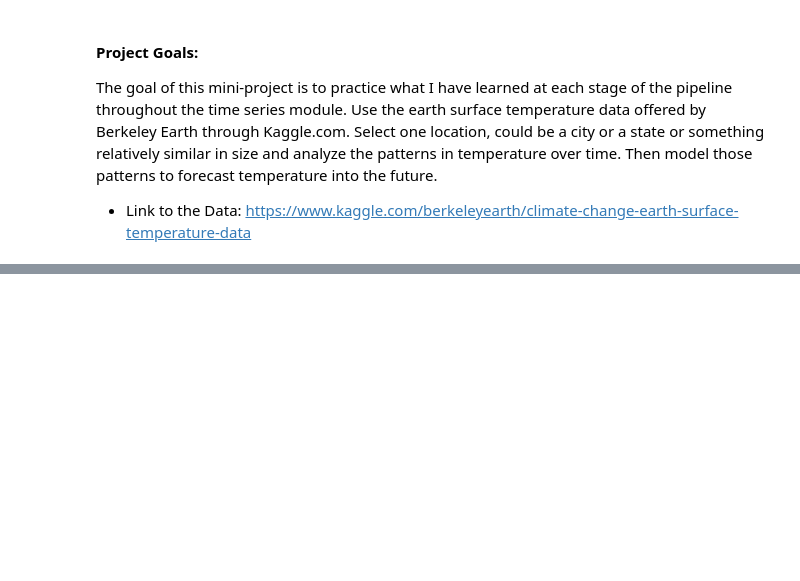
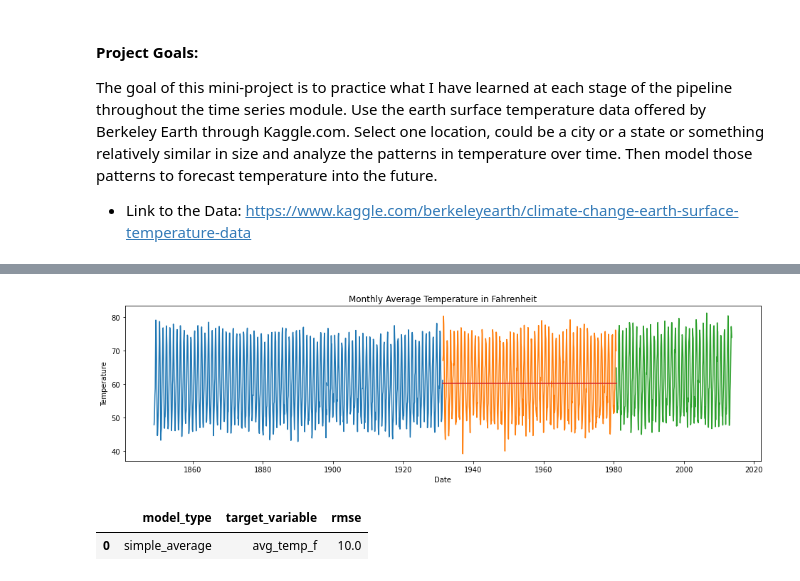
Before and after one commit to jeffakins/time_series, a Jupyter notebook: timeseries_mini_project.ipynb, the cells around one changed output, grey strips where cells are left out. Drawn from its saved outputs; the diff is of its cells as text; code cells hidden in the pictures; blank space fills up the shorter version.

```diff
--- a/timeseries_mini_project.ipynb
+++ b/timeseries_mini_project.ipynb
@@ -45,0 +207,7 @@ la_wx.head()
+# %%
+temps = round(train['avg_temp_f'].mean(), 2)
+
+
+def make_predictions(temps):
+    yhat_df = pd.DataFrame({'avg_temp_f': [temps]}, index = validate.dt)
+    return yhat_df
@@ -45,0 +222,13 @@ la_wx.head()
+# %%
+# plot the data points, color by train, validate, test
+plt.figure(figsize=(16, 4))
+sns.lineplot(x="dt", y="avg_temp_f", data=train)
+sns.lineplot(x="dt", y="avg_temp_f", data=validate)
+sns.lineplot(x="dt", y="avg_temp_f", data=test)
+sns.lineplot(x="dt", y="avg_temp_f", data=yhat_df)
+plt.xlabel('Date')
+plt.ylabel('Temperature')
+plt.title('Monthly Average Temperature in Fahrenheit')
+plt.show()
+# %% [output]
+[figure, added]
@@ -45,0 +237,5 @@ la_wx.head()
+# %%
+eval_df
+# %% [output]
+|  | model_type | target_variable | rmse |
+| 0 | simple_average | avg_temp_f | 10.0 |
```
Also changed, not shown: parts of 22 cells of this notebook, 1 other file.
